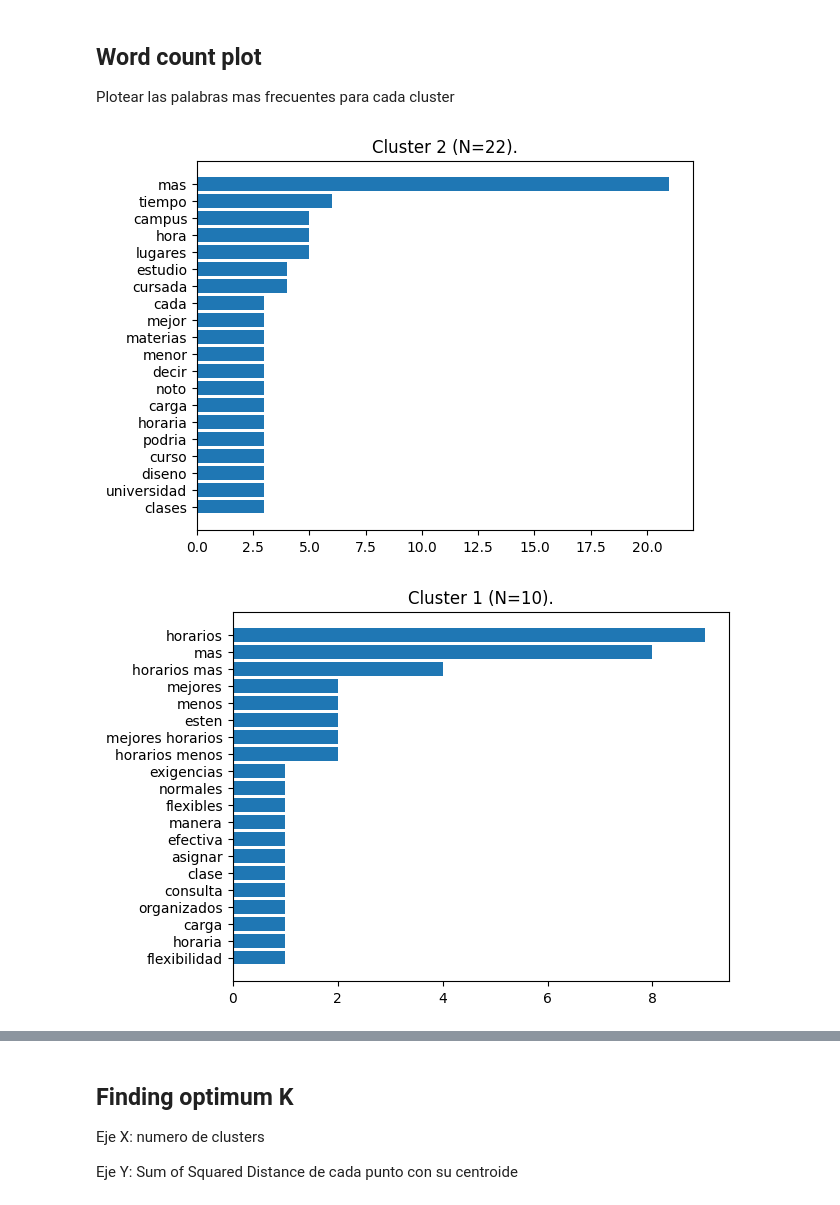
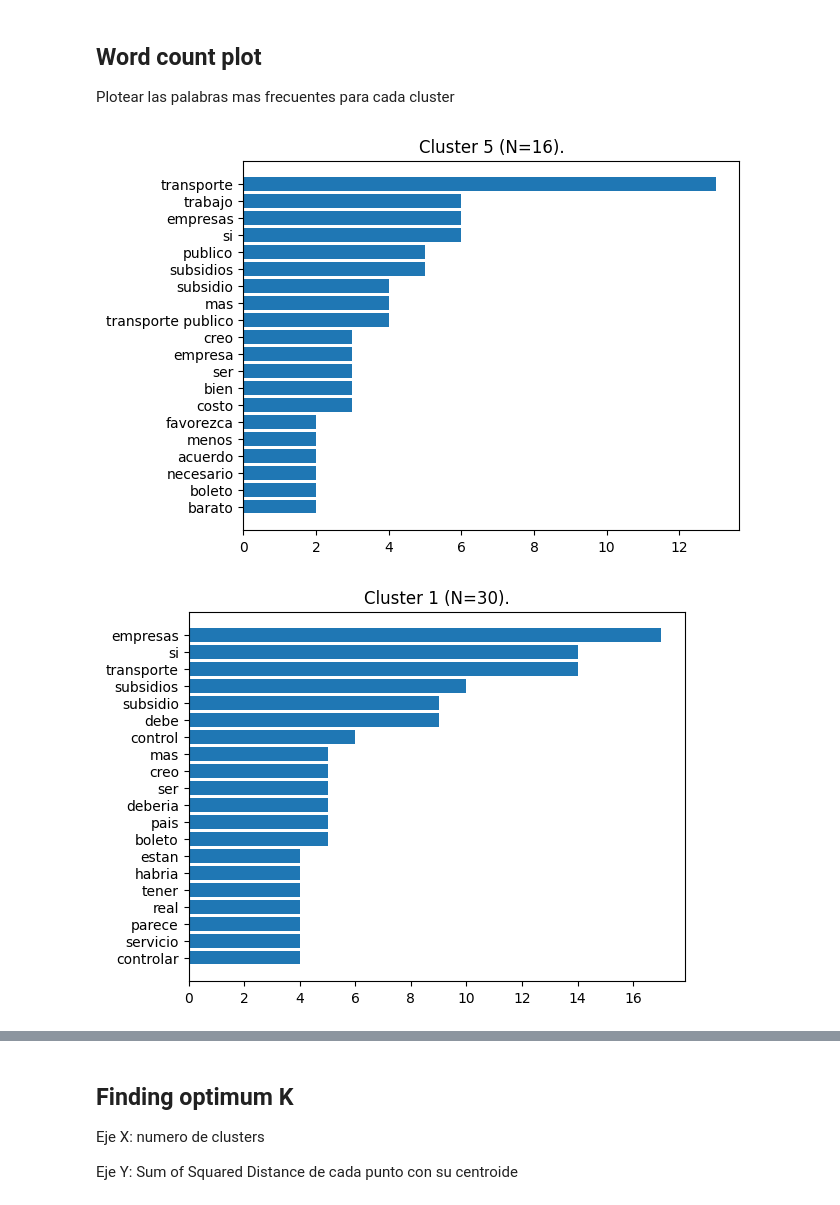
Before and after one commit to felipeaguirre66/PoliticsNLP, a Jupyter notebook: Summarization/summarization.ipynb, the cells around one changed output, grey strips where cells are left out. Saved outputs shown, nothing was run; the diff lists cells and outputs as text; code cells hidden in the pictures.

Commit message:
pp until desafio 16 ready

```diff
--- a/Summarization/summarization.ipynb
+++ b/Summarization/summarization.ipynb
@@ -52,6 +58,6 @@ mrd = MostRepresentativeDocs(cluster_algorithm='kmeans', min_cluster_size=5, min
 # %%
-all_res = {}
-for des in df['desafio'].unique():
-    data = df[df['desafio']==des]['texto'].values.tolist()
-    result = mrd.get_representatives(data, 5, pp_object)
-    all_res[des] = result
+# all_res = {}
+# for des in df['desafio'].unique():
+#     this_data = df[df['desafio']==des]['texto'].values.tolist()
+#     result = mrd.get_representatives(this_data, 5, pp_object)
+#     all_res[des] = result
@@ -66,0 +64,2 @@ all_res['17'][1]
+# %%
+result = mrd.get_representatives(data, n_clusters=n_clusters, pp_object=pp_object)
@@ -66,0 +99,4 @@ all_res['17'][1]
+# %%
+only_text = [v[0] for v in result[1]]
+result_cluster = mrd.get_representatives(only_text, n_clusters=4, pp_object=pp_object)
+data = only_text.copy()
@@ -68,13 +124,11 @@ all_res['17'][1]
 ## Word count plot
 
 Plotear las palabras mas frecuentes para cada cluster
-# %%
-data = df[df['desafio']=='17']['texto'].values
 # %%
 pp_object_transformers = Preprocess(lemma=False, stopwords=False, alphanumeric=False, join=False)
 pp_object_word_count = Preprocess(lemma=False)
 
-mrd.plot_word_counts(data, n_clusters=5, pp_object_transformers=pp_object_transformers, pp_object_word_count=pp_object_word_count)
+mrd.plot_word_counts(data, n_clusters=n_clusters, pp_object_transformers=pp_object_transformers, pp_object_word_count=pp_object_word_count)
 # %% [output]
-[figure, old version]
+[figure, new version]
-[figure, old version]
+[figure, new version]
```
Also changed, not shown: parts of 15 cells of this notebook, 4 other files.
